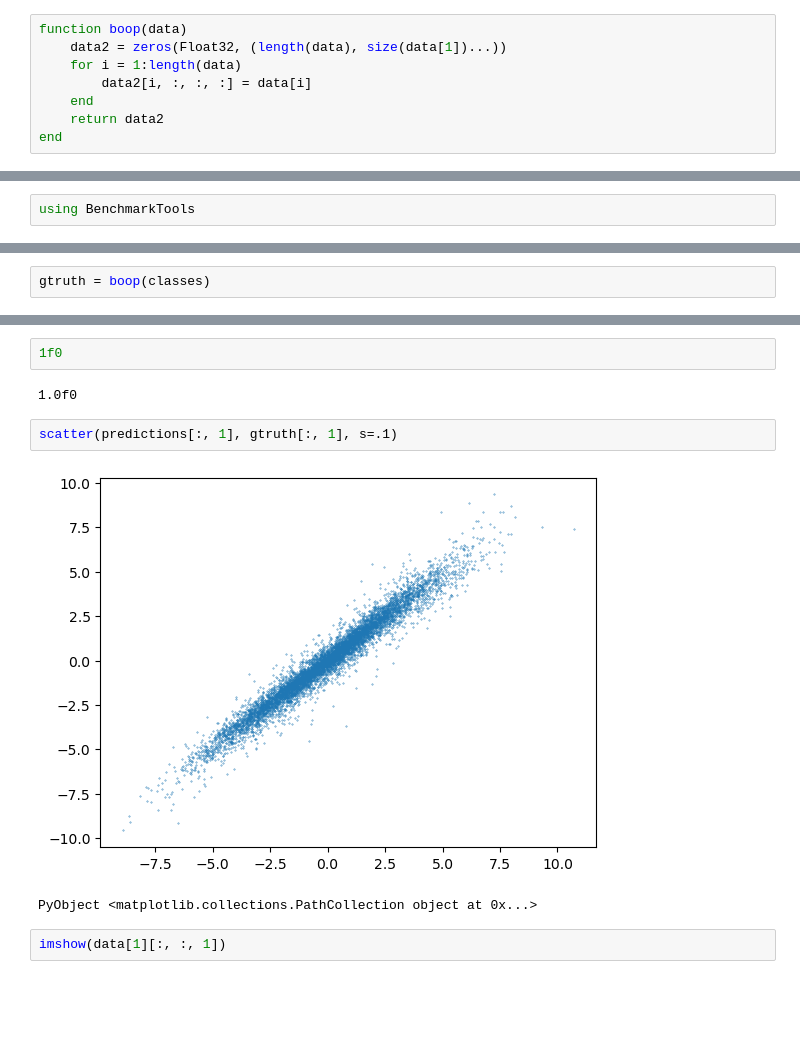
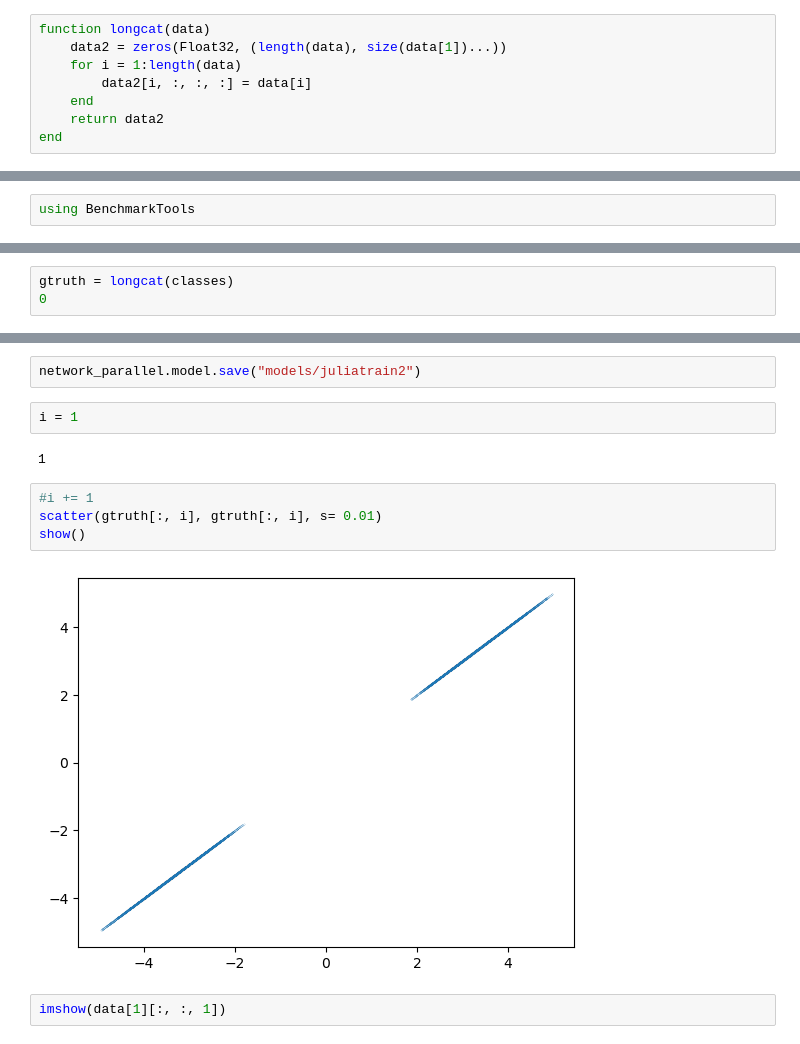
Before and after one commit to HastingsGreer/DualProbeUltrasound, a Jupyter notebook: julia-generation-demo.ipynb, the cells around one changed output, grey strips where cells are left out. Cells and saved outputs as stored; diff of their text form; blank space fills up the shorter version.

Commit message:
improve function name

```diff
--- a/julia-generation-demo.ipynb
+++ b/julia-generation-demo.ipynb
@@ -103,7 +72,7 @@ end
 # %% [output]
 generate_data (generic function with 1 method)
 # %%
-function boop(data)
+function longcat(data)
     data2 = zeros(Float32, (length(data), size(data[1])...))
     for i = 1:length(data)
         data2[i, :, :, :] = data[i]
@@ -209,3 +162,4 @@ predictions = network_parallel.model.predict(boop(data))
 # %%
-gtruth = boop(classes)
+gtruth = longcat(classes)
+0
 # %% [output]
@@ -275,12 +167,15 @@ predictions
-# %%
-1f0
-# %% [output]
-1.0f0
-# %%
-scatter(predictions[:, 1], gtruth[:, 1], s=.1)
-# %% [output]
-[figure, removed]
-PyObject <matplotlib.collections.PathCollection object at 0x...>
+# %%
+network_parallel.model.save("models/juliatrain2")
+# %%
+i = 1
+# %% [output]
+1
+# %%
+#i += 1
+scatter(gtruth[:, i], gtruth[:, i], s= 0.01)
+show()
+# %% [output]
+[figure, added]
 # %%
 imshow(data[1][:, :, 1])
 # %% [output]
```
Also changed, not shown: parts of 23 cells of this notebook.
